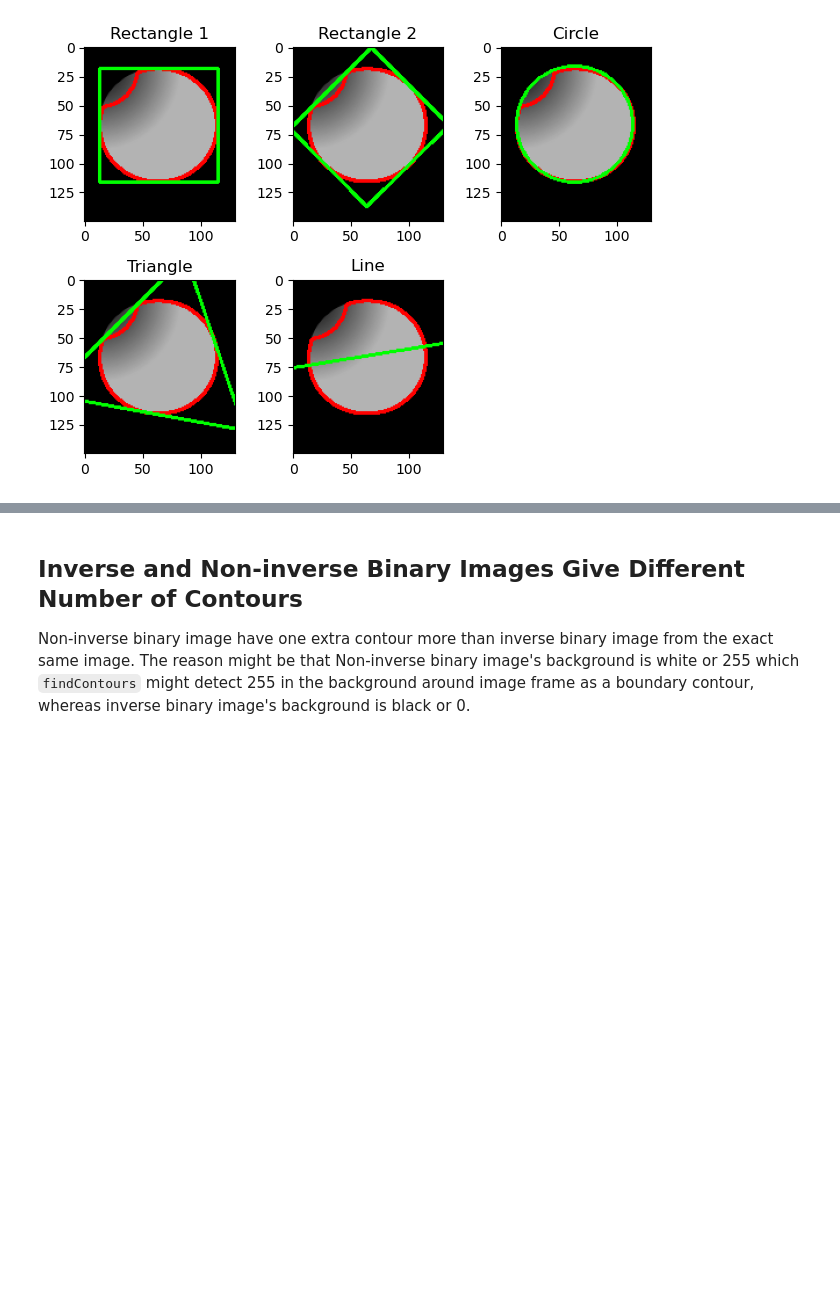
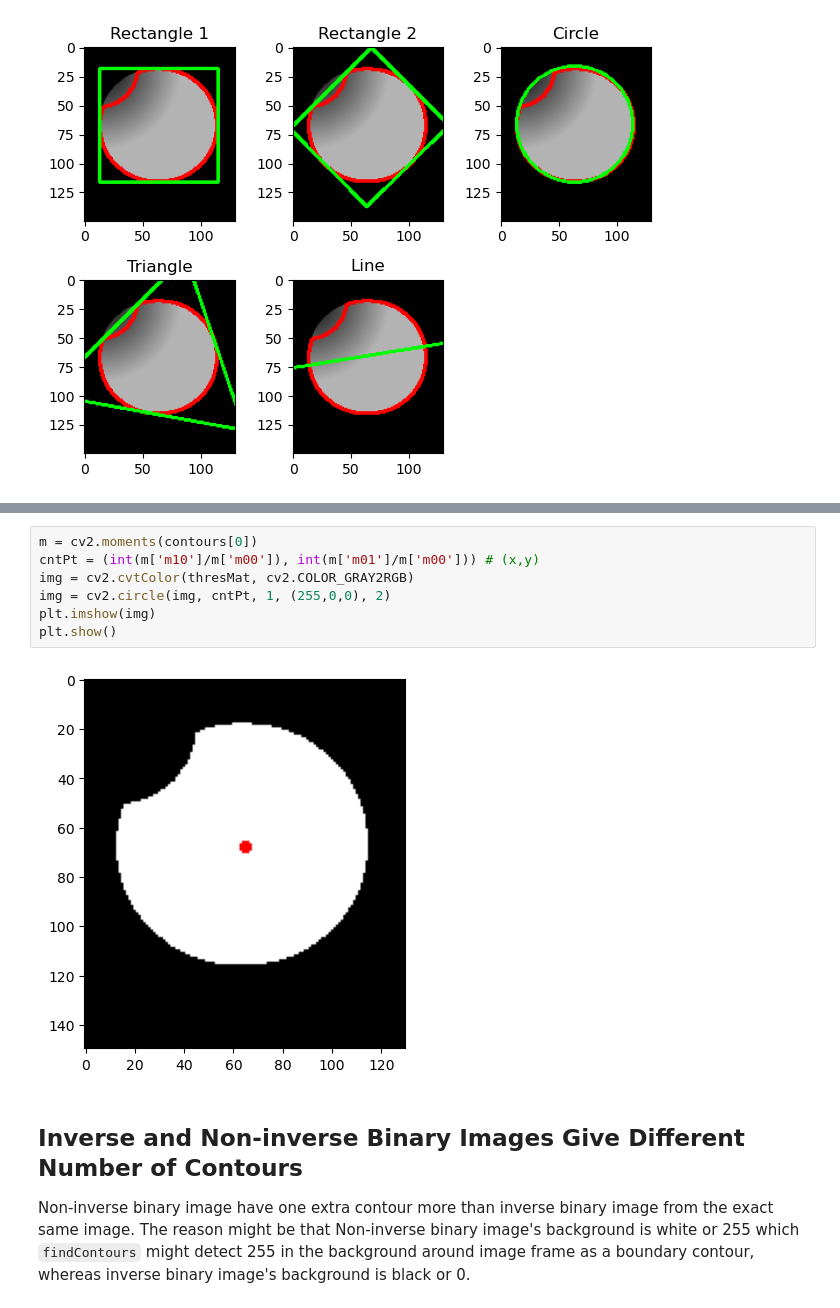
Before and after one commit to rapee9999/LearnCV, a Jupyter notebook: contours.ipynb, the cells around one changed output, grey strips where cells are left out. Saved outputs shown, nothing was run; the diff lists cells and outputs as text; blank space fills up the shorter version.

Commit message:
Learn contour centroid

```diff
--- a/contours.ipynb
+++ b/contours.ipynb
@@ -263,3 +273,12 @@ Bounding rectangle => x,y,w,h: 13 18 102 98
+# %%
+m = cv2.moments(contours[0])
+cntPt = (int(m['m10']/m['m00']), int(m['m01']/m['m00'])) # (x,y)
+img = cv2.cvtColor(thresMat, cv2.COLOR_GRAY2RGB)
+img = cv2.circle(img, cntPt, 1, (255,0,0), 2)
+plt.imshow(img)
+plt.show()
+# %% [output]
+[figure, added]
 # %% [markdown]
 ## Inverse and Non-inverse Binary Images Give Different Number of Contours
 Non-inverse binary image have one extra contour more than inverse binary image from the exact same image. The reason might be that Non-inverse binary image's background is white or 255 which `findContours` might detect 255 in the background around image frame as a boundary contour, whereas inverse binary image's background is black or 0.
```
Also changed, not shown: parts of 2 cells of this notebook.
